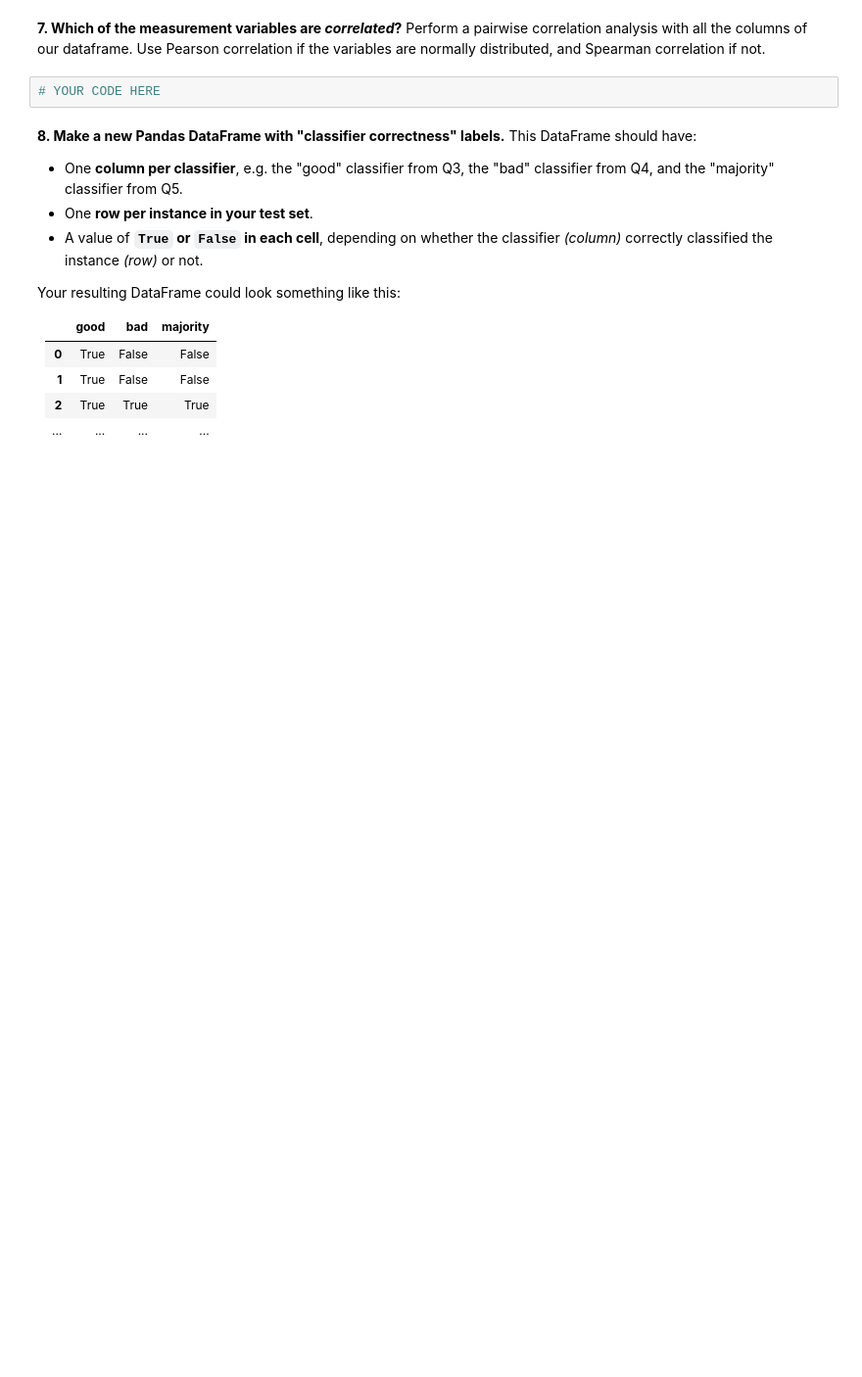
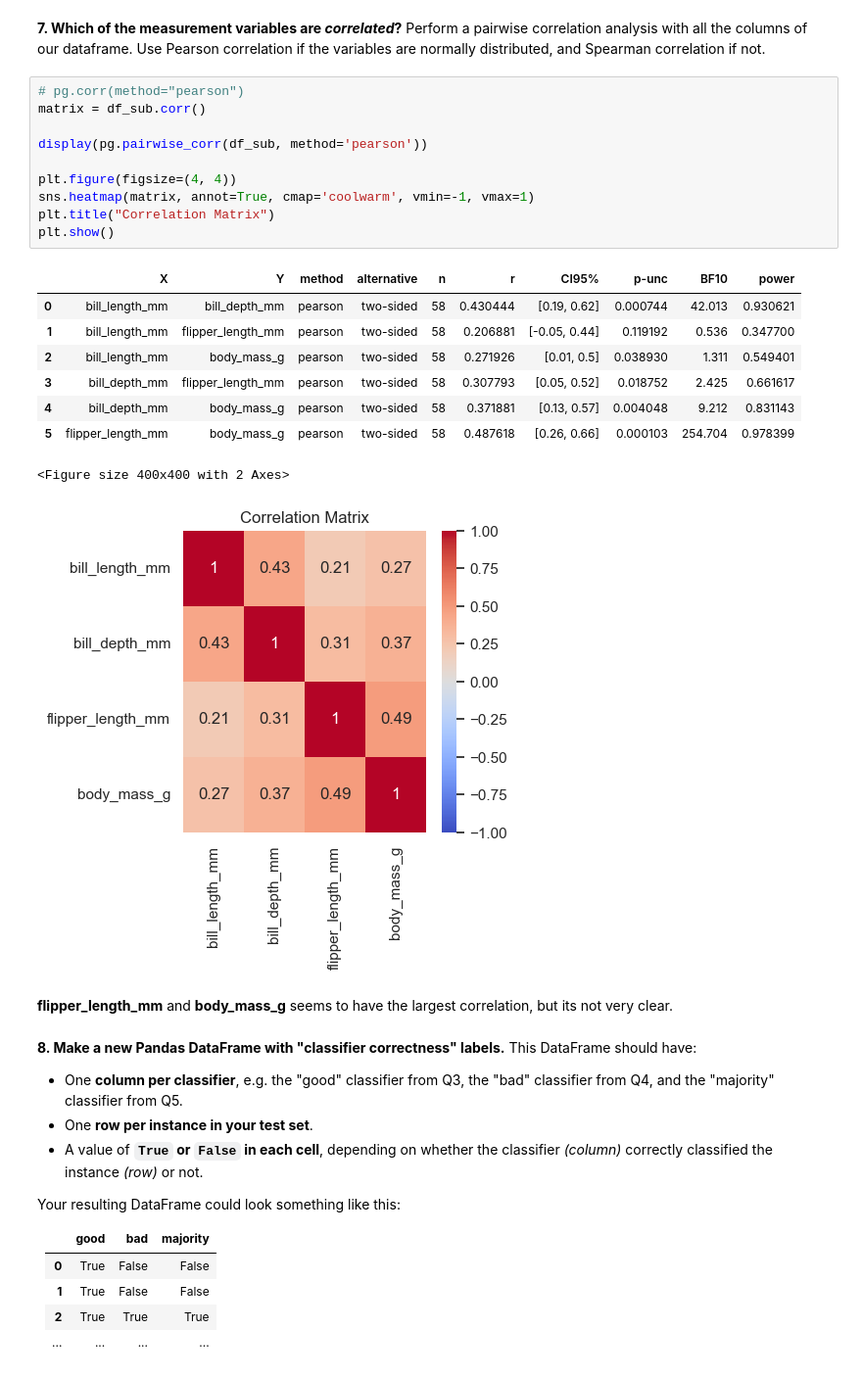
Before and after one commit to MarrisSparrisNilsson/DSP_exercises, a Jupyter notebook: Python_dsp/Exercise 5 - Statistical Modeling & Advanced Topics/05_Statistical_Modeling.ipynb, the cells around one changed output. Shown at 98% size. Saved outputs shown, nothing was run; the diff lists cells and outputs as text; blank space fills up the shorter version.

```diff
--- a/Python_dsp/Exercise 5 - Statistical Modeling & Advanced Topics/05_Statistical_Modeling.ipynb
+++ b/Python_dsp/Exercise 5 - Statistical Modeling & Advanced Topics/05_Statistical_Modeling.ipynb
@@ -147,7 +223,27 @@ df_sub = df[(df["species"] == "Gentoo") & (df["sex"] == "Female")].drop(
 # %% [markdown]
 **7. Which of the measurement variables are _correlated_?** Perform a pairwise correlation analysis with all the columns of our dataframe. Use Pearson correlation if the variables are normally distributed, and Spearman correlation if not.
-# %%
-# YOUR CODE HERE
+# %%
+# pg.corr(method="pearson")
+matrix = df_sub.corr()
+
+display(pg.pairwise_corr(df_sub, method='pearson'))
+
+plt.figure(figsize=(4, 4))
+sns.heatmap(matrix, annot=True, cmap='coolwarm', vmin=-1, vmax=1)
+plt.title("Correlation Matrix")
+plt.show()
+# %% [output]
+|  | X | Y | method | alternative | n | r | CI95% | p-unc | BF10 | power |
+| 0 | bill_length_mm | bill_depth_mm | pearson | two-sided | 58 | 0.430444 | [0.19, 0.62] | 0.000744 | 42.013 | 0.930621 |
+| 1 | bill_length_mm | flipper_length_mm | pearson | two-sided | 58 | 0.206881 | [-0.05, 0.44] | 0.119192 | 0.536 | 0.347700 |
+| 2 | bill_length_mm | body_mass_g | pearson | two-sided | 58 | 0.271926 | [0.01, 0.5] | 0.038930 | 1.311 | 0.549401 |
+| 3 | bill_depth_mm | flipper_length_mm | pearson | two-sided | 58 | 0.307793 | [0.05, 0.52] | 0.018752 | 2.425 | 0.661617 |
+| 4 | bill_depth_mm | body_mass_g | pearson | two-sided | 58 | 0.371881 | [0.13, 0.57] | 0.004048 | 9.212 | 0.831143 |
+| 5 | flipper_length_mm | body_mass_g | pearson | two-sided | 58 | 0.487618 | [0.26, 0.66] | 0.000103 | 254.704 | 0.978399 |
+<Figure size 400x400 with 2 Axes>
+[figure, added]
+# %% [markdown]
+**flipper_length_mm** and **body_mass_g** seems to have the largest correlation, but its not very clear.
 # %% [markdown]
 **8. Make a new Pandas DataFrame with "classifier correctness" labels.** This DataFrame should have:
 
```
Also changed, not shown: parts of 9 cells of this notebook, 3 other files.
